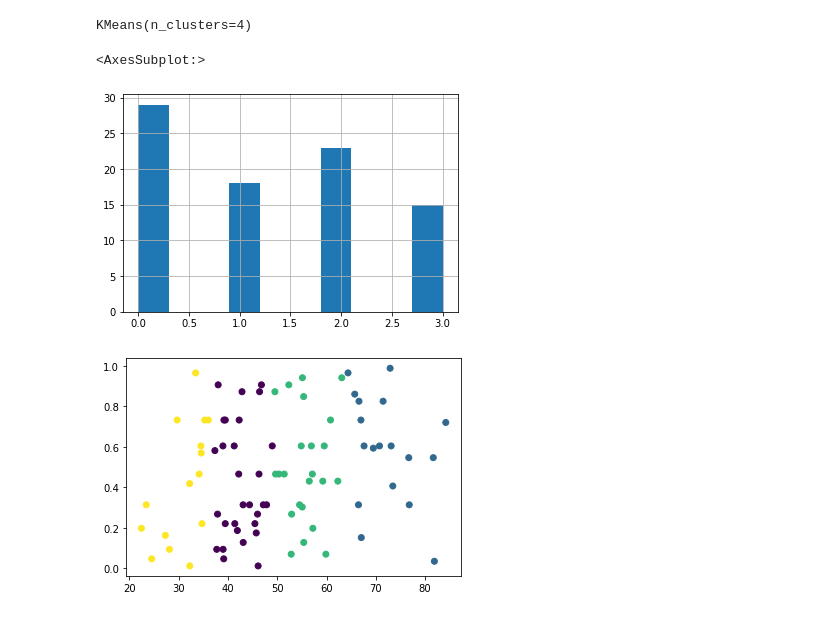
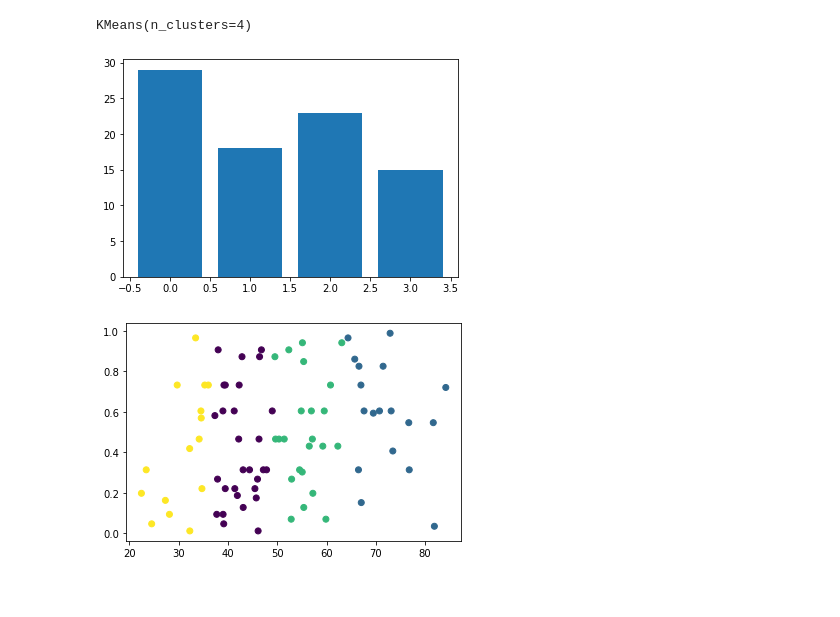
Before and after one commit to JuanFeA98/scikit-learn-professional, a Jupyter notebook: 05. Aprendizaje no supervisado.ipynb, the cells around one changed output. Saved outputs shown, nothing was run; the diff lists cells and outputs as text; code cells hidden in the pictures.

```diff
--- a/05. Aprendizaje no supervisado.ipynb
+++ b/05. Aprendizaje no supervisado.ipynb
@@ -54,14 +55,16 @@ kmeans.fit(X)
 KMeans(n_clusters=4)
 # %%
 # Realizamos una predición con el modelo
-y_pred = kmeans.predict(X)
+kmeans_pred = kmeans.predict(X)
-# %%
-pd.Series(y_pred).hist()
-# %% [output]
-<AxesSubplot:>
-[figure, removed]
 # %%
 # Agregamos la predicción a nuestro dataset
-df['Pred'] = y_pred
+df['KMeans_Pred'] = kmeans_pred
+# %%
+kmeans_result = df.groupby('KMeans_Pred')[['competitorname']].count().reset_index()
+
+plt.bar(kmeans_result['KMeans_Pred'], height=kmeans_result['competitorname'])
+plt.show()
+# %% [output]
+[figure, added]
 # %%
 # Graficamos la distribución de los clusters
```
Also changed, not shown: parts of 9 cells of this notebook, 2 other files.
